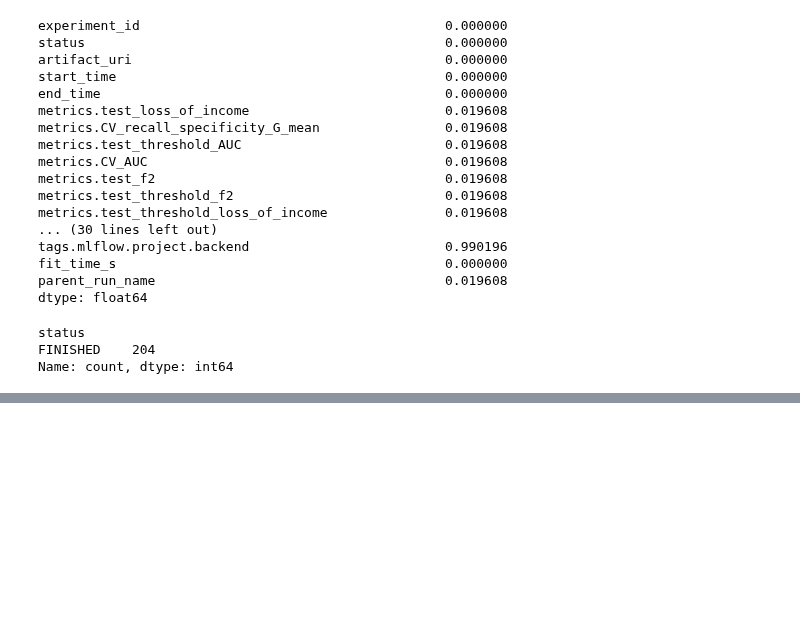
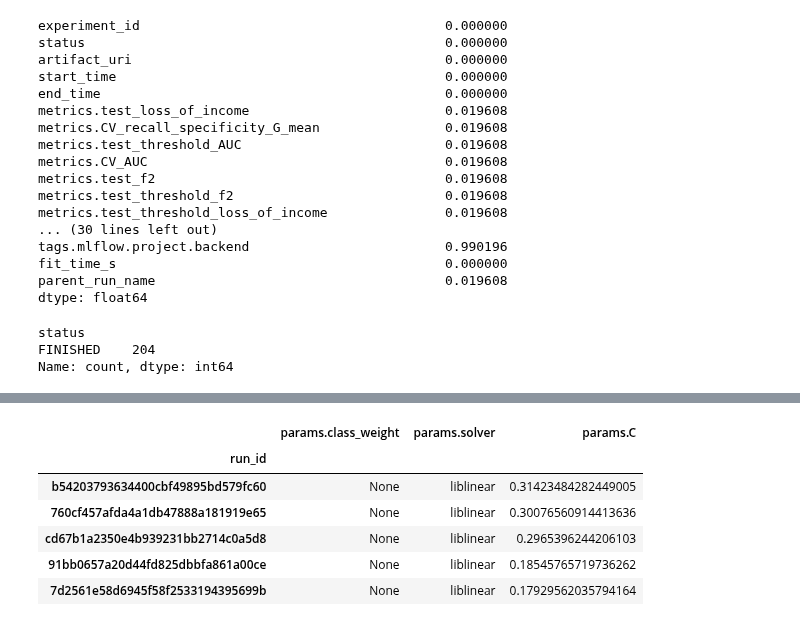
Before and after one commit to JulienfLeBoucher/OC_MLOps_credit_scoring, a Jupyter notebook: explore_mlflow_tracking.ipynb, the cells around one changed output, grey strips where cells are left out. Saved outputs shown, nothing was run; the diff lists cells and outputs as text; code cells hidden in the pictures; blank space fills up the shorter version.

```diff
--- a/explore_mlflow_tracking.ipynb
+++ b/explore_mlflow_tracking.ipynb
@@ -56,3 +76,13 @@ Name: count, dtype: int64
+# %%
+results[['params.class_weight', 'params.solver', 'params.C']].head()
+# %% [output]
+|  | params.class_weight | params.solver | params.C |
+| run_id |  |  |  |
+| b54203793634400cbf49895bd579fc60 | None | liblinear | 0.31423484282449005 |
+| 760cf457afda4a1db47888a181919e65 | None | liblinear | 0.30076560914413636 |
+| cd67b1a2350e4b939231bb2714c0a5d8 | None | liblinear | 0.2965396244206103 |
+| 91bb0657a20d44fd825dbbfa861a00ce | None | liblinear | 0.18545765719736262 |
+| 7d2561e58d6945f58f2533194395699b | None | liblinear | 0.17929562035794164 |
 # %%
 results2 = utils.get_runs_information(exp_id, light_version=True)
 # %%
```
Also changed, not shown: parts of 1 cell of this notebook, 5 other files.
